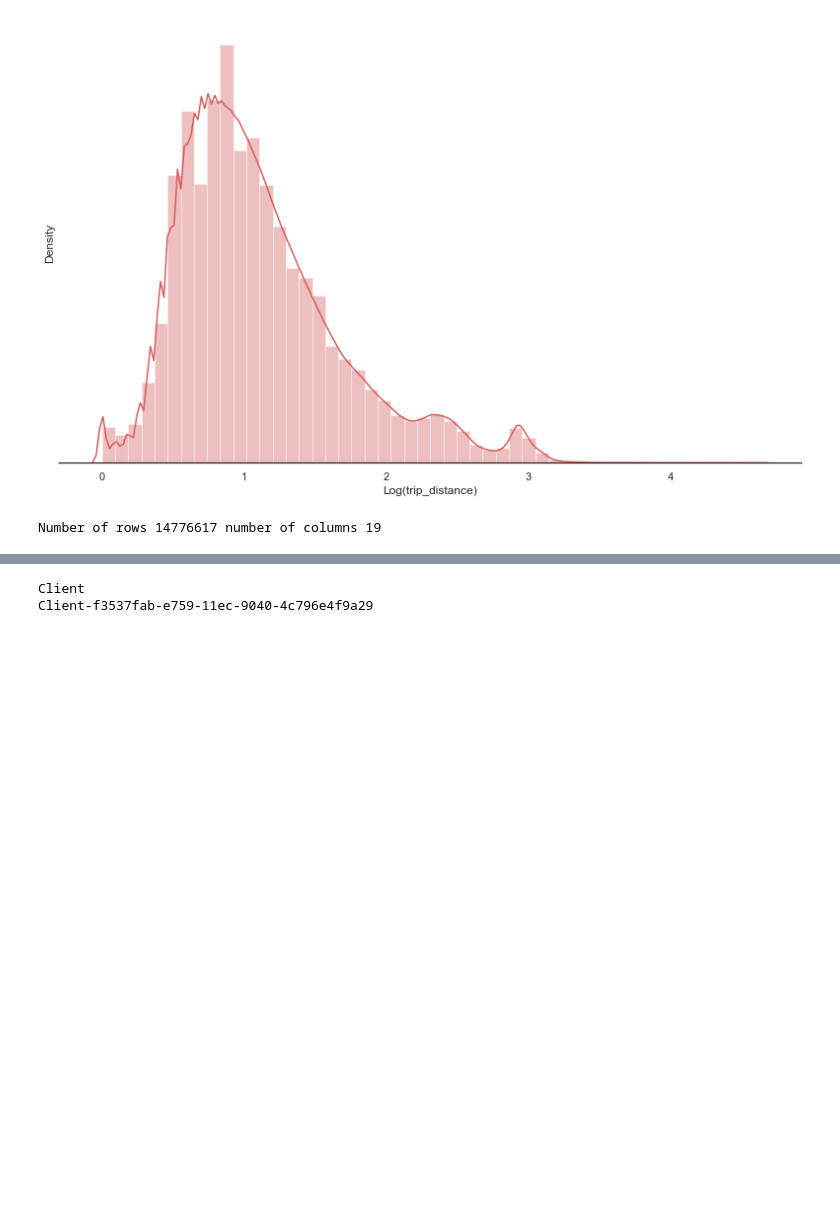
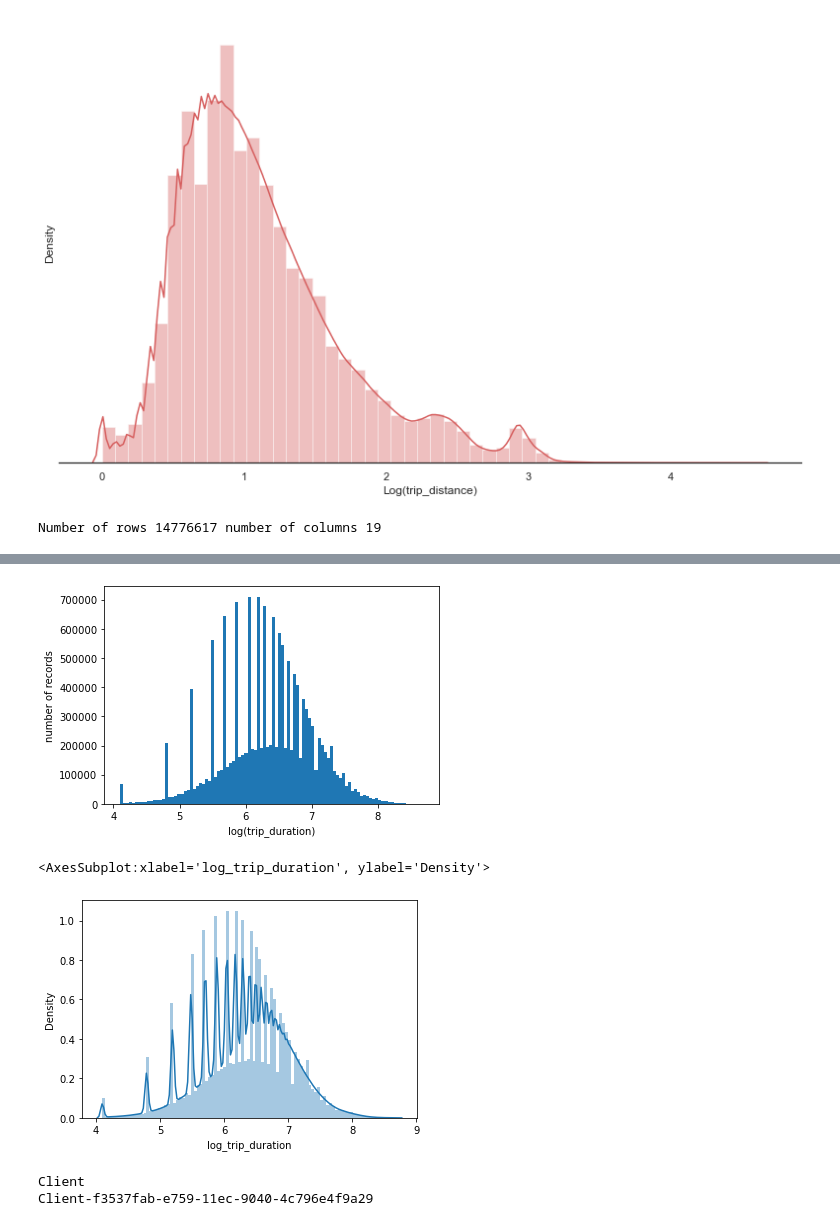
Before and after one commit to mlkimmins/scalingpythonml, a Jupyter notebook: dask/ch_4_duplicate_for_local.ipynb, the cells around one changed output, grey strips where cells are left out. Drawn from its saved outputs; the diff is of its cells as text; code cells hidden in the pictures; blank space fills up the shorter version.

```diff
--- a/dask/ch_4_duplicate_for_local.ipynb
+++ b/dask/ch_4_duplicate_for_local.ipynb
@@ -195,0 +229,11 @@ df['trip_duration_check'].describe().compute()
+# %%
+df['log_trip_duration'] = np.log(df['trip_duration'])
+plt.hist(df['log_trip_duration'], bins=100)
+plt.xlabel('log(trip_duration)')
+plt.ylabel('number of records')
+plt.show()
+sns.distplot(df["log_trip_duration"], bins =100)
+# %% [output]
+[figure, added]
+<AxesSubplot:xlabel='log_trip_duration', ylabel='Density'>
+[figure, added]
```
Also changed, not shown: parts of 10 cells of this notebook.
